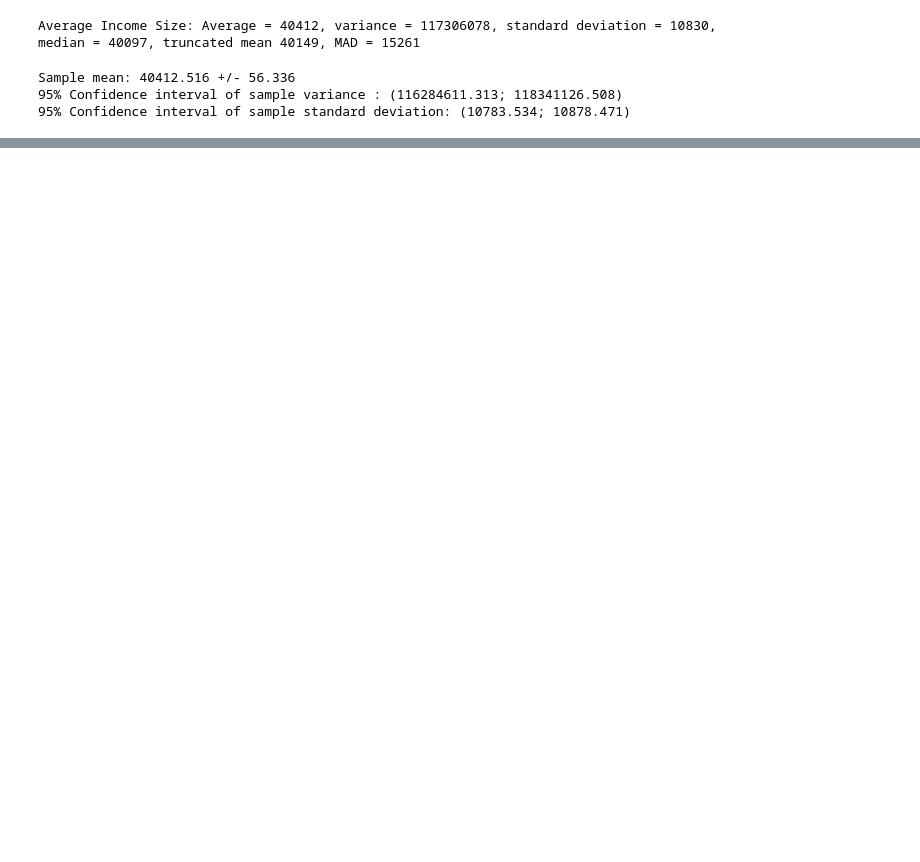
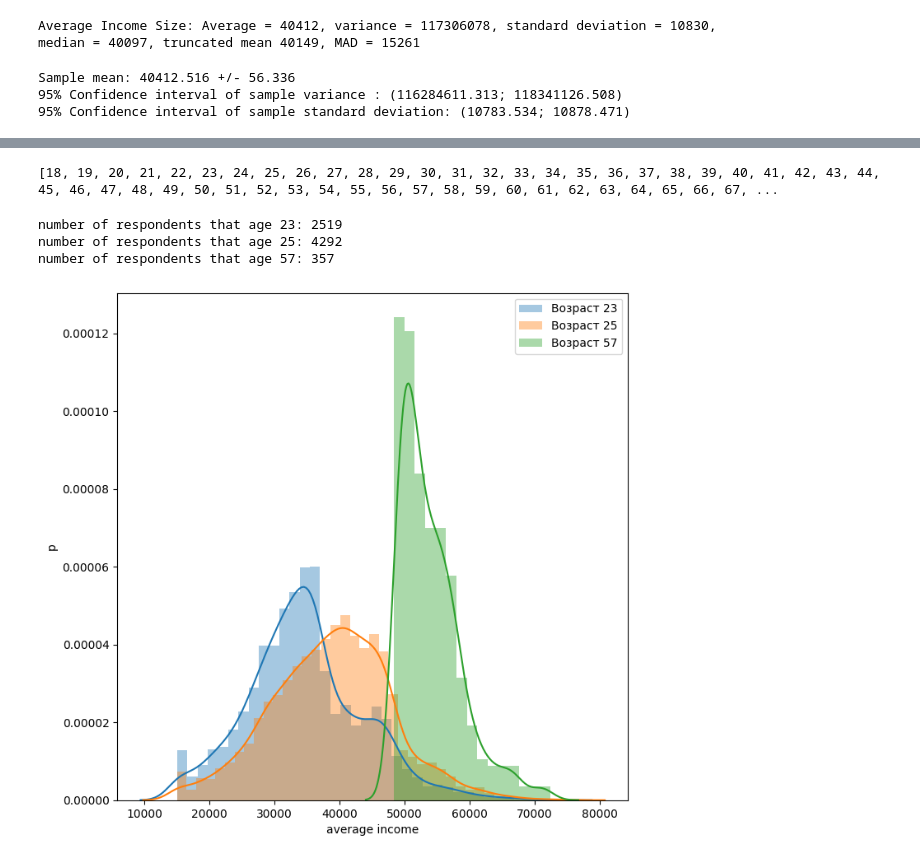
Before and after one commit to AnatolyPershinov/MFML_labs, a Jupyter notebook: lr1/salary/salary.ipynb, the cells around one changed output, grey strips where cells are left out. Cells and saved outputs as stored; diff of their text form; code cells hidden in the pictures; blank space fills up the shorter version.

```diff
--- a/lr1/salary/salary.ipynb
+++ b/lr1/salary/salary.ipynb
@@ -157 +150,27 @@ https://gist.github.com/mwaskom/de44147ed2974457ad6372750bbe5751
 [figure]
+# %%
+all_ages = source_df["age"].unique()
+# %% [output]
+[18, 19, 20, 21, 22, 23, 24, 25, 26, 27, 28, 29, 30, 31, 32, 33, 34, 35, 36, 37, 38, 39, 40, 41, 42, 43, 44, 45, 46, 47, 48, 49, 50, 51, 52, 53, 54, 55, 56, 57, 58, 59, 60, 61, 62, 63, 64, 65, 66, 67, ...
+# %%
+ages = [23, 25, 57]
+
+df_ages = {age: source_df.loc[source_df["age"] == age] for age in ages}
+
+for age in ages:
+    print(f"number of respondents that age {age}: {len(df_ages[age])}")
+# %% [output]
+number of respondents that age 23: 2519
+number of respondents that age 25: 4292
+number of respondents that age 57: 357
+# %%
+plt.figure(figsize=(8, 8))
+for age, df_age in df_ages.items():
+    sns.distplot(df_age["income"], kde=True, norm_hist=True, label=f'Возраст {age}')
+
+plt.ylabel('p')
+plt.xlabel('average income')
+plt.legend()
+plt.show()
+# %% [output]
+[figure, added]
```
Also changed, not shown: parts of 7 cells of this notebook, 2 other files.
